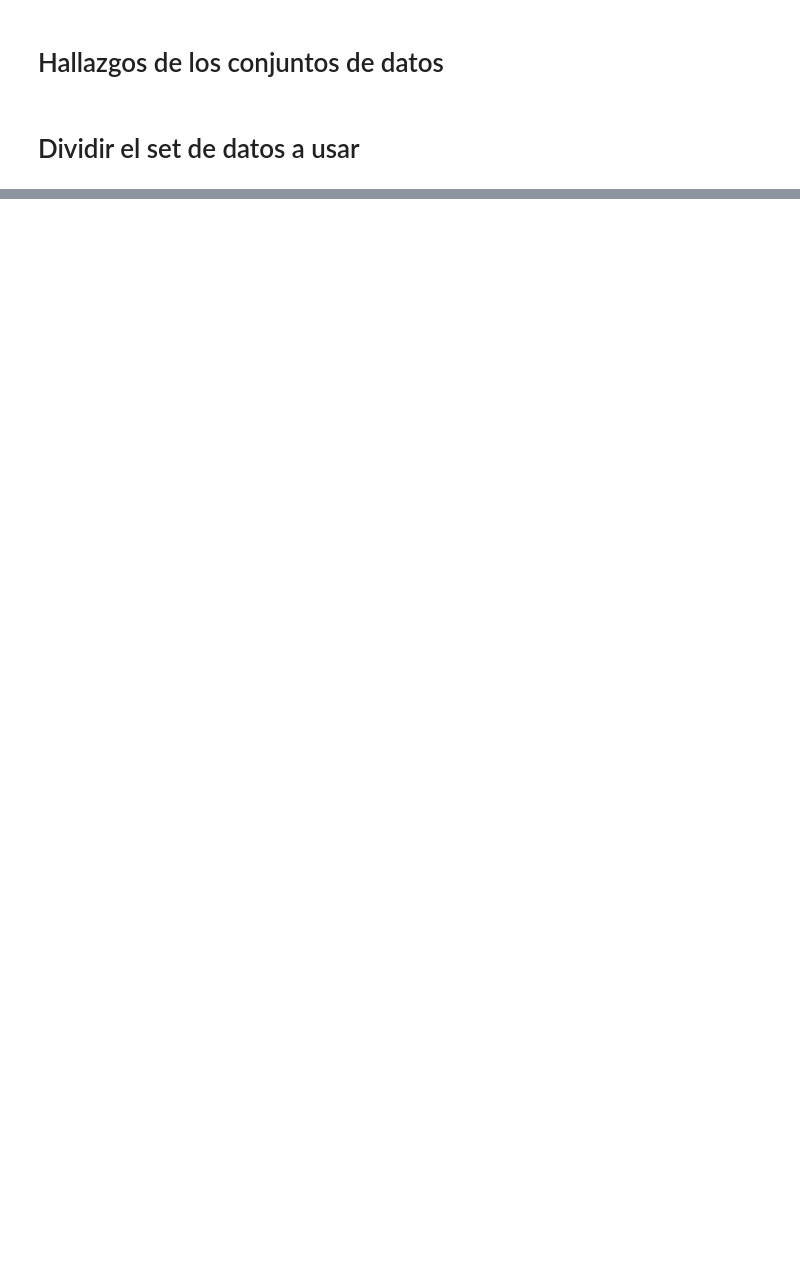
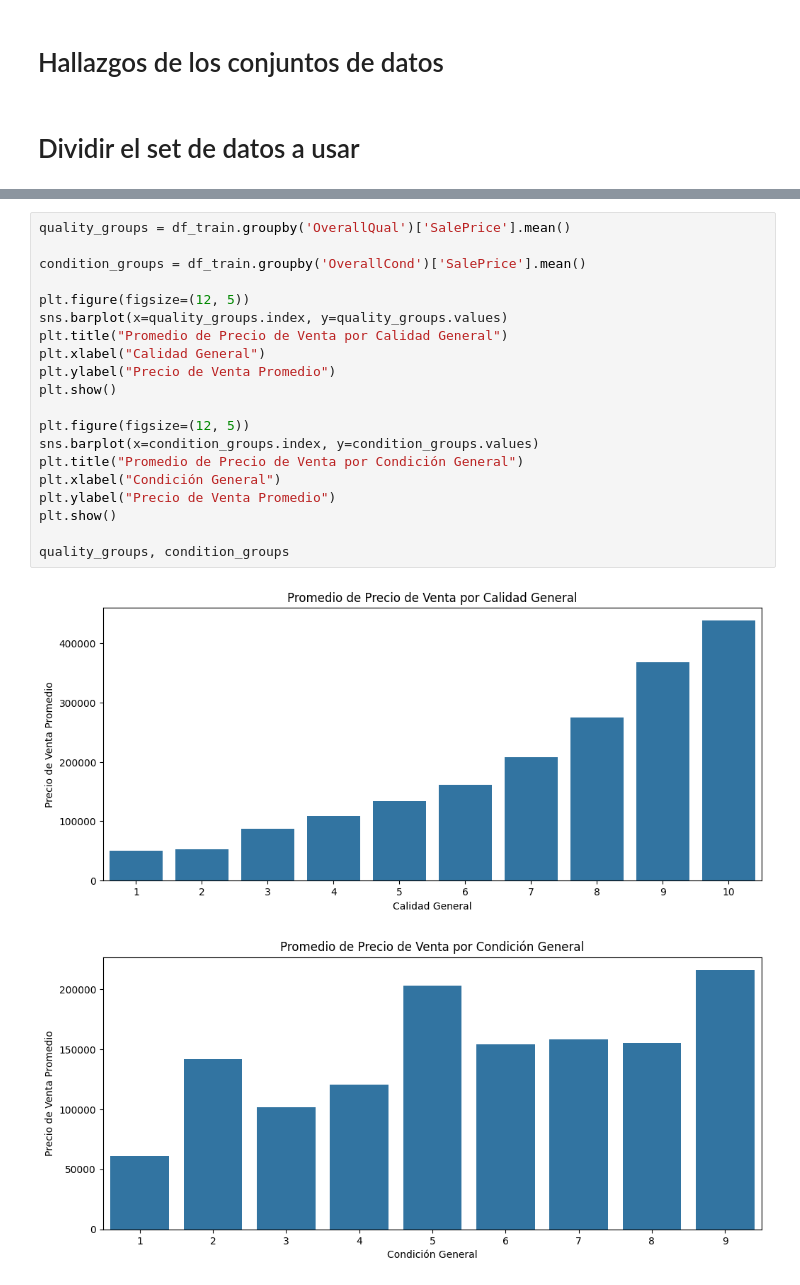
Before and after one commit to angelargd8/HDT3-MDD, a Jupyter notebook: main.ipynb, the cells around one changed output, grey strips where cells are left out. Saved outputs shown, nothing was run; the diff lists cells and outputs as text; blank space fills up the shorter version.

```diff
--- a/main.ipynb
+++ b/main.ipynb
@@ -292,0 +320,23 @@ df_train = df_train.dropna(axis=0)
+# %%
+quality_groups = df_train.groupby('OverallQual')['SalePrice'].mean()
+
+condition_groups = df_train.groupby('OverallCond')['SalePrice'].mean()
+
+plt.figure(figsize=(12, 5))
+sns.barplot(x=quality_groups.index, y=quality_groups.values)
+plt.title("Promedio de Precio de Venta por Calidad General")
+plt.xlabel("Calidad General")
+plt.ylabel("Precio de Venta Promedio")
+plt.show()
+
+plt.figure(figsize=(12, 5))
+sns.barplot(x=condition_groups.index, y=condition_groups.values)
+plt.title("Promedio de Precio de Venta por Condición General")
+plt.xlabel("Condición General")
+plt.ylabel("Precio de Venta Promedio")
+plt.show()
+
+quality_groups, condition_groups
+# %% [output]
+[figure, added]
+[figure, added]
```
Also changed, not shown: parts of 5 cells of this notebook, 1 other file.
